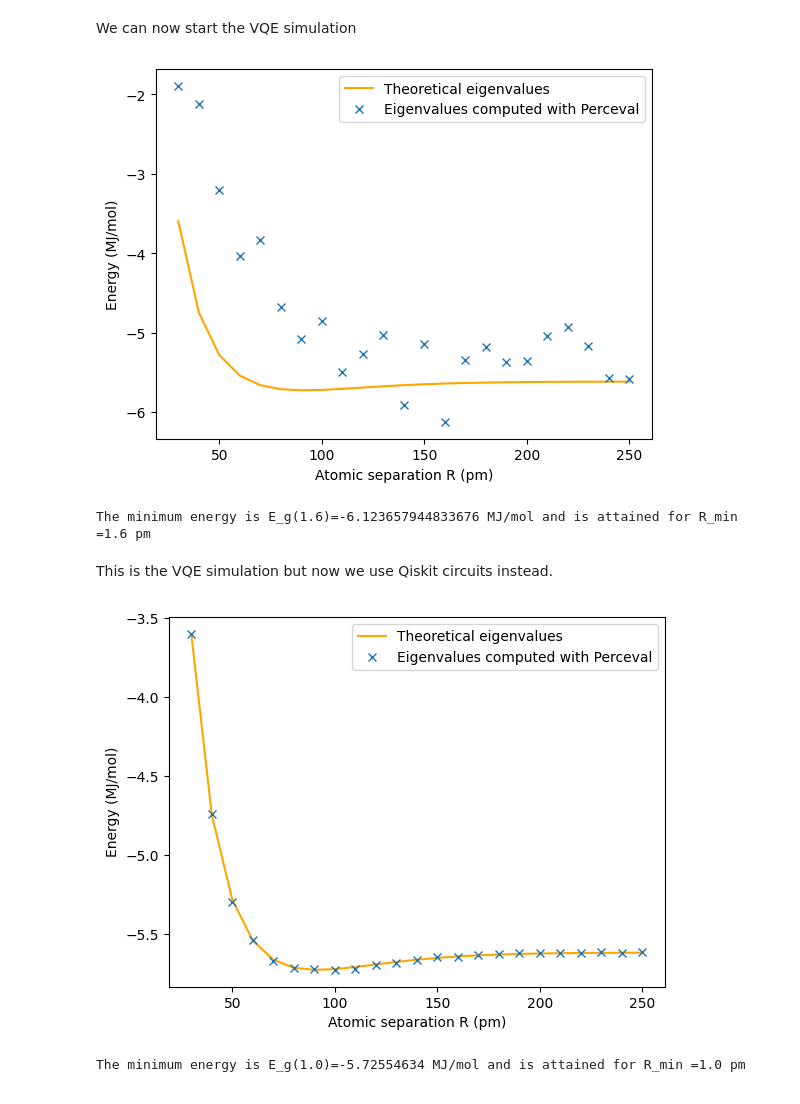
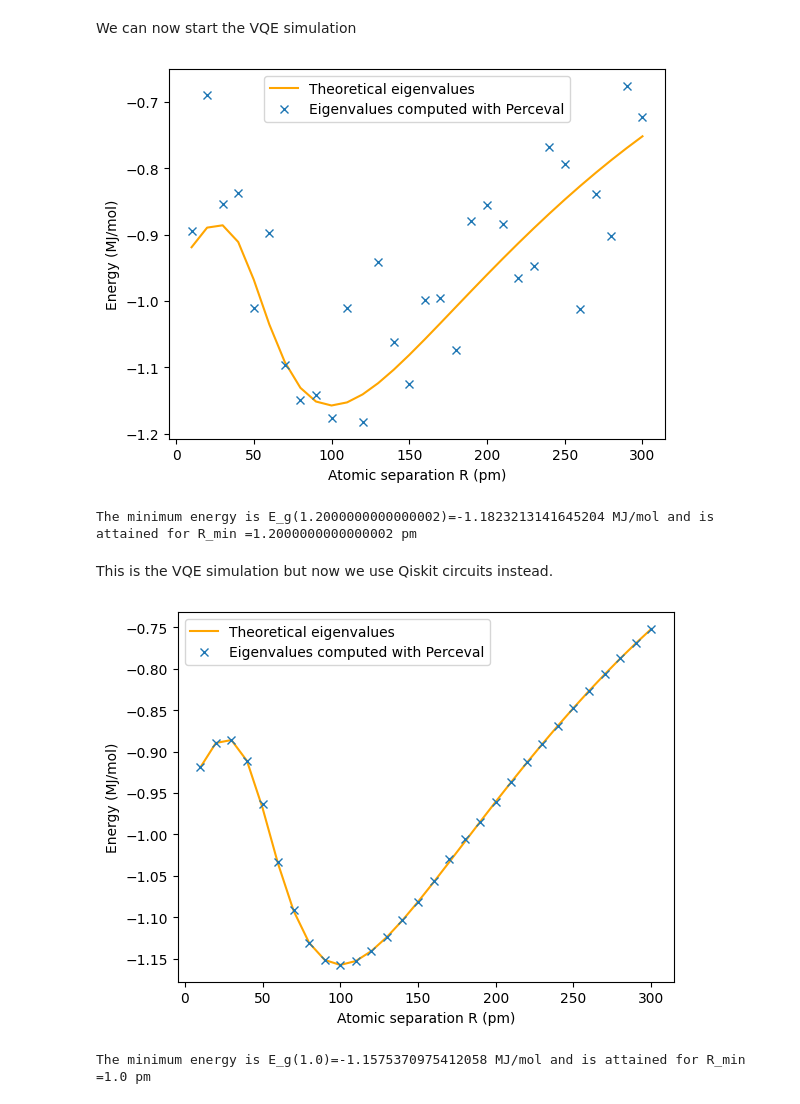
Before and after one commit to unitaryfoundation/qlass, a Jupyter notebook: photonic_vqe.ipynb, the cells around one changed output. Cells and saved outputs as stored; diff of their text form; code cells hidden in the pictures.

Commit message:
update notebook to use LiH molecule instead of hydrogen and add missing docstrings to hamiltonians.py

```diff
--- a/photonic_vqe.ipynb
+++ b/photonic_vqe.ipynb
@@ -242,18 +118,17 @@ def hamiltonian_dictionary(h: np.ndarray):
+# %%
+R = [0.1+i*0.1 for i in range(30)]
+hamiltonians = [LiH_hamiltonian(R=r, num_electrons=2, num_orbitals=1) for r in R]
 # %% [markdown]
 We can now start the VQE simulation
 # %%
 radius1 = []
 E1 = []
-init_param = []
 
-H = H1
-num_ham = len(H)
 
-for R in tqdm(range(5, 50, 2)):  # We try to find the ground state eigenvalue for each radius R
+for i in tqdm(range(len(R))):  # We try to find the ground state eigenvalue for each radius R
 
-    h = np.array(Hamiltonian_coef[R])[0][1:]
-    H = hamiltonian_dictionary(h)
-    radius1.append(np.array(Hamiltonian_coef[R])[0][0])
+    H = hamiltonians[i]
+    radius1.append(R[i])
 
     initial_params = np.random.rand(5)
 
@@ -261,8 +136,10 @@ for R in tqdm(range(5, 50, 2)):  # We try to find the ground state eigenvalue fo
     result = minimize(loss_function, initial_params, args=(H, executor), method='COBYLA', options={'maxiter': 20})
     # print(f'number of function evaluations: {result.nfev}')
     E1.append(result.get('fun'))
+# %%
+E1_th = [brute_force_minimize(H) for H in hamiltonians]
 # %%
-plt.plot(100*np.array(radius1), np.array(E1_th)[range(5, 50, 2)],'orange')
+plt.plot(100*np.array(radius1), np.array(E1_th),'orange')
 plt.plot(100*np.array(radius1), E1,'x')
 plt.ylabel('Energy (MJ/mol)')
 plt.xlabel('Atomic separation R (pm)')
@@ -275,8 +152,8 @@ min_value=min(E1)
 min_index = E1.index(min_value)
 print('The minimum energy is E_g('+str(radius1[min_index])+')='+str(E1[min_index])+' MJ/mol and is attained for R_min ='+str(radius1[min_index])+' pm')
 # %% [output]
-[figure, old version]
+[figure, new version]
-The minimum energy is E_g(1.6)=-6.123657944833676 MJ/mol and is attained for R_min =1.6 pm
+The minimum energy is E_g(1.2000000000000002)=-1.1823213141645204 MJ/mol and is attained for R_min =1.2000000000000002 pm
 # %% [markdown]
 This is the VQE simulation but now we use Qiskit circuits instead.
 # %%
@@ -306,17 +183,13 @@ def executor(lp, pauli_string):
 # %%
 radius1 = []
 E1_qiskit = []
-init_param = []
 
-H = H1
-num_ham = len(H)
 num_qubits = 2
 
-for R in tqdm(range(5, 50, 2)):  # We try to find the ground state eigenvalue for each radius R
+for i in tqdm(range(len(R))):  # We try to find the ground state eigenvalue for each radius R
 
-    h = np.array(Hamiltonian_coef[R])[0][1:]
-    H = hamiltonian_dictionary(h)
-    radius1.append(np.array(Hamiltonian_coef[R])[0][0])
+    H = hamiltonians[i]
+    radius1.append(R[i])
 
     initial_params = np.random.rand(2*num_qubits)
 
@@ -325,19 +198,18 @@ for R in tqdm(range(5, 50, 2)):  # We try to find the ground state eigenvalue fo
     # print(f'number of function evaluations: {result.nfev}')
     E1_qiskit.append(result.get('fun'))
 # %%
-plt.plot(100*np.array(radius1), np.array(E1_th)[range(5, 50, 2)],'orange')
+plt.plot(100*np.array(radius1), np.array(E1_th),'orange')
 plt.plot(100*np.array(radius1), E1_qiskit,'x')
-# plt.axis([50,250,-5.8,-5.5])
 plt.ylabel('Energy (MJ/mol)')
 plt.xlabel('Atomic separation R (pm)')
 
 plt.legend(['Theoretical eigenvalues', 'Eigenvalues computed with Perceval'])
 
 plt.show()
 
 min_value=min(E1_qiskit)
 min_index = E1_qiskit.index(min_value)
 print('The minimum energy is E_g('+str(radius1[min_index])+')='+str(E1_qiskit[min_index])+' MJ/mol and is attained for R_min ='+str(radius1[min_index])+' pm')
 # %% [output]
-[figure, old version]
+[figure, new version]
-The minimum energy is E_g(1.0)=-5.72554634 MJ/mol and is attained for R_min =1.0 pm
+The minimum energy is E_g(1.0)=-1.1575370975412058 MJ/mol and is attained for R_min =1.0 pm
```
Also changed, not shown: parts of 5 cells of this notebook, 1 other file.
